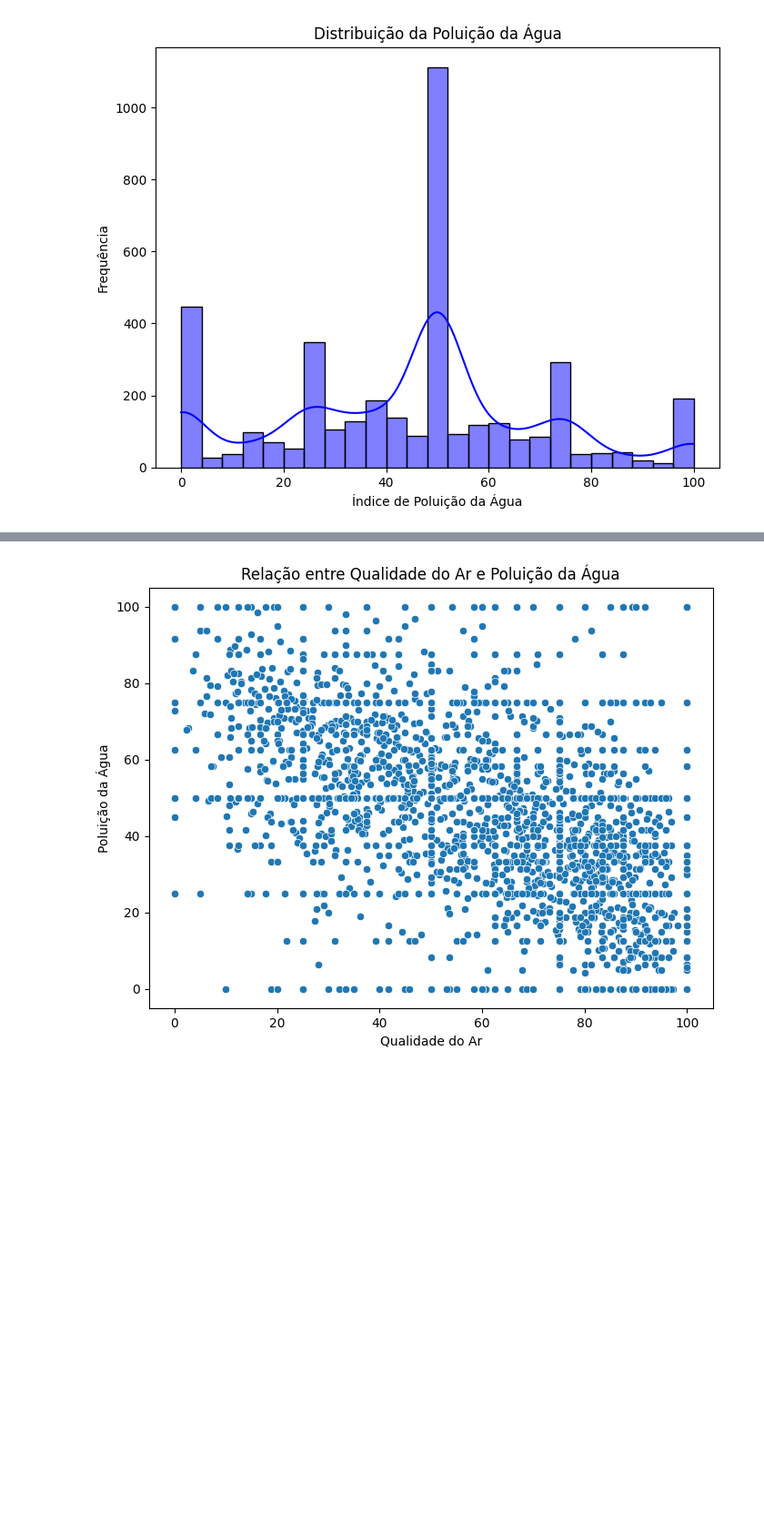
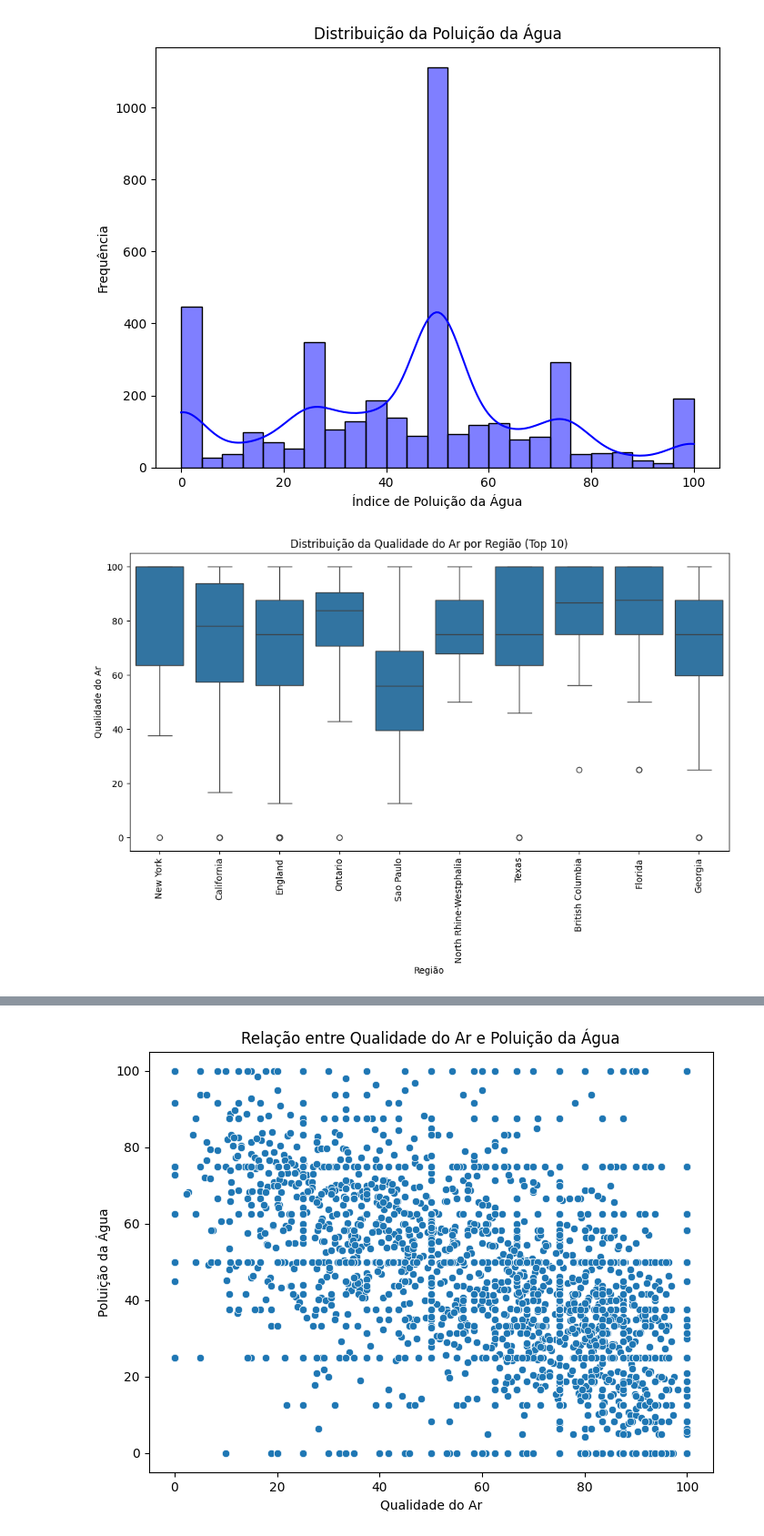
Before and after one commit to patinaomi/global-solutions, a Jupyter notebook: AI & Chatbot/producao_plastico.ipynb, the cells around one changed output, grey strips where cells are left out. Shown at 91% size. Saved outputs shown, nothing was run; the diff lists cells and outputs as text; code cells hidden in the pictures; blank space fills up the shorter version.

```diff
--- a/AI & Chatbot/producao_plastico.ipynb
+++ b/AI & Chatbot/producao_plastico.ipynb
@@ -448,3 +495,20 @@ plt.ylabel('Frequência')
 plt.show()
 # %% [output]
 [figure]
+# %%
+# Distribuição da Qualidade do Ar por Região (Top 10)
+
+# Filtrar as top 10 regiões com base na quantidade de dados disponíveis
+top_regions = df_poluicao_agua_ar['Região'].value_counts().index[:10]
+df_cinco_top_regions = df_poluicao_agua_ar[df_poluicao_agua_ar['Região'].isin(top_regions)]
+
+# Box plot da qualidade do ar por região (Top 10)
+plt.figure(figsize=(12, 6))
+sns.boxplot(data=df_cinco_top_regions, x='Região', y='Qualidade do Ar')
+plt.xticks(rotation=90)
+plt.title('Distribuição da Qualidade do Ar por Região (Top 10)')
+plt.xlabel('Região')
+plt.ylabel('Qualidade do Ar')
+plt.show()
+# %% [output]
+[figure, added]
```
Also changed, not shown: parts of 22 cells of this notebook.
